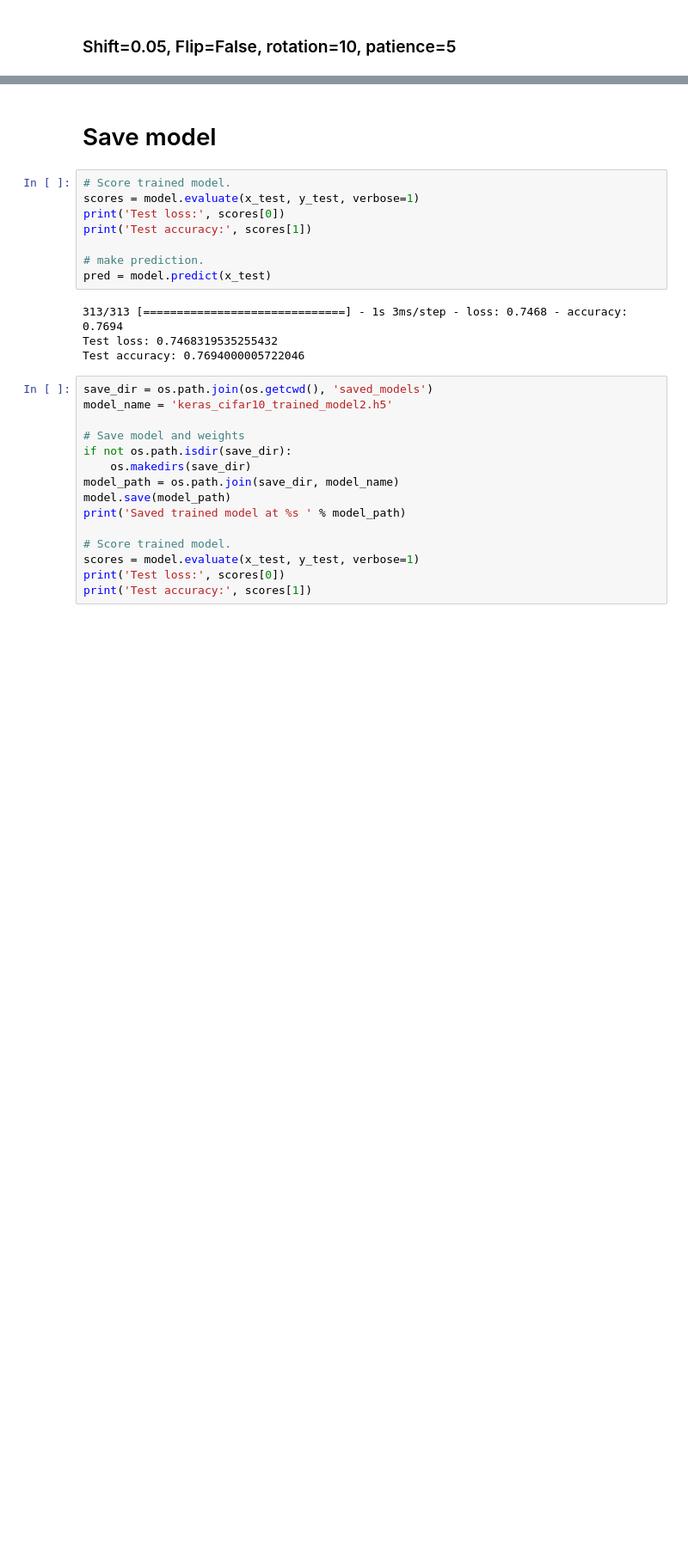
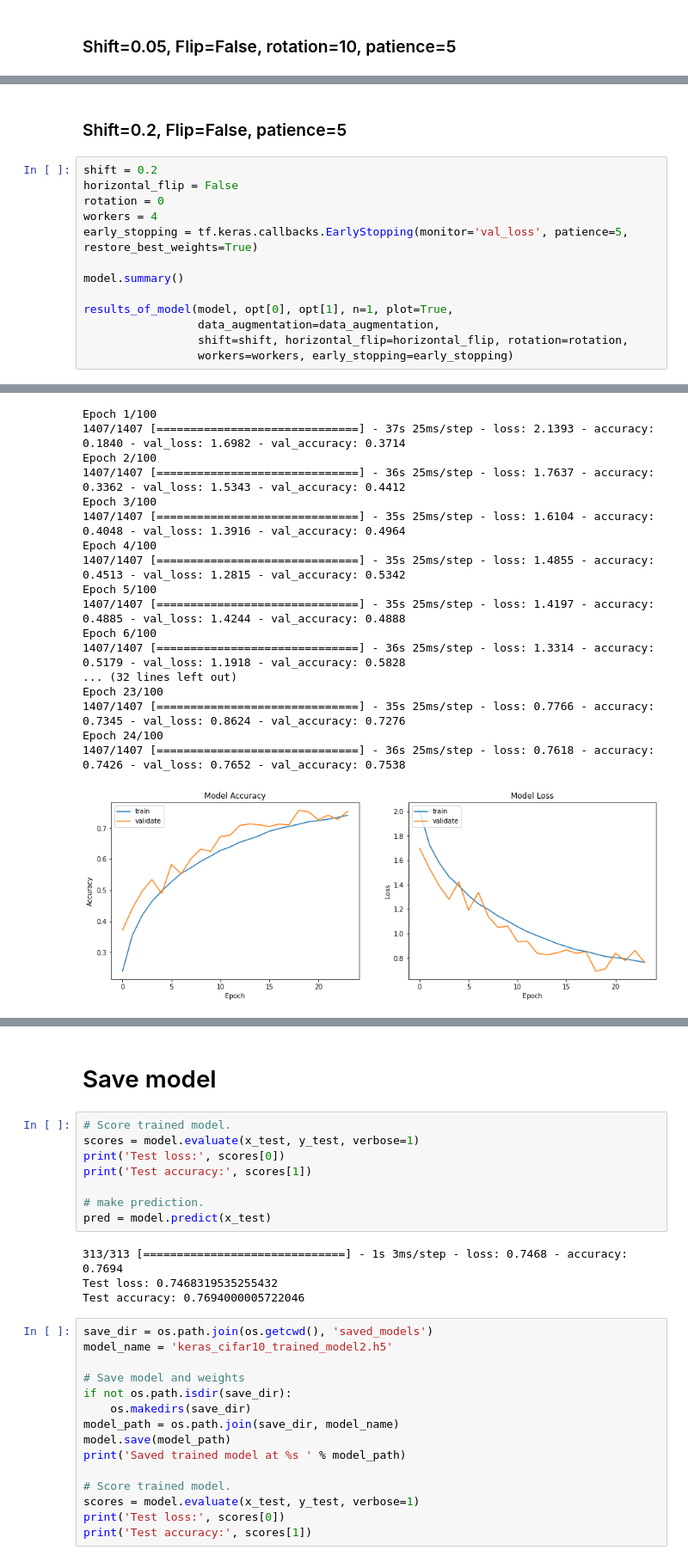
Before and after one commit to MakowToms/DeepLearning, a Jupyter notebook: cnn/from_kaggle_in_keras.ipynb, the cells around one changed output, grey strips where cells are left out. Shown at 86% size. Drawn from its saved outputs; the diff is of its cells as text; blank space fills up the shorter version.

```diff
--- a/cnn/from_kaggle_in_keras.ipynb
+++ b/cnn/from_kaggle_in_keras.ipynb
@@ -1205,0 +1337,16 @@ results_of_model(model, opt[0], opt[1], n=1, plot=True,
+# %% [markdown]
+### Shift=0.2, Flip=False, patience=5
+# %%
+shift = 0.2
+horizontal_flip = False
+rotation = 0
+workers = 4
+early_stopping = tf.keras.callbacks.EarlyStopping(monitor='val_loss', patience=5, restore_best_weights=True)
+
+model.summary()
+
+results_of_model(model, opt[0], opt[1], n=1, plot=True,
+                 data_augmentation=data_augmentation,
+                 shift=shift, horizontal_flip=horizontal_flip, rotation=rotation,
+                 workers=workers, early_stopping=early_stopping)
+# %% [output]
@@ -1205,0 +1370,18 @@ results_of_model(model, opt[0], opt[1], n=1, plot=True,
+Epoch 1/100
+1407/1407 [==============================] - 37s 25ms/step - loss: 2.1393 - accuracy: 0.1840 - val_loss: 1.6982 - val_accuracy: 0.3714
+Epoch 2/100
+1407/1407 [==============================] - 36s 25ms/step - loss: 1.7637 - accuracy: 0.3362 - val_loss: 1.5343 - val_accuracy: 0.4412
+Epoch 3/100
+1407/1407 [==============================] - 35s 25ms/step - loss: 1.6104 - accuracy: 0.4048 - val_loss: 1.3916 - val_accuracy: 0.4964
+Epoch 4/100
+1407/1407 [==============================] - 35s 25ms/step - loss: 1.4855 - accuracy: 0.4513 - val_loss: 1.2815 - val_accuracy: 0.5342
+Epoch 5/100
+1407/1407 [==============================] - 35s 25ms/step - loss: 1.4197 - accuracy: 0.4885 - val_loss: 1.4244 - val_accuracy: 0.4888
+Epoch 6/100
+1407/1407 [==============================] - 36s 25ms/step - loss: 1.3314 - accuracy: 0.5179 - val_loss: 1.1918 - val_accuracy: 0.5828
+... (32 lines left out)
+Epoch 23/100
+1407/1407 [==============================] - 35s 25ms/step - loss: 0.7766 - accuracy: 0.7345 - val_loss: 0.8624 - val_accuracy: 0.7276
+Epoch 24/100
+1407/1407 [==============================] - 36s 25ms/step - loss: 0.7618 - accuracy: 0.7426 - val_loss: 0.7652 - val_accuracy: 0.7538
+[figure, added]
```
Also changed, not shown: parts of 18 cells of this notebook.
